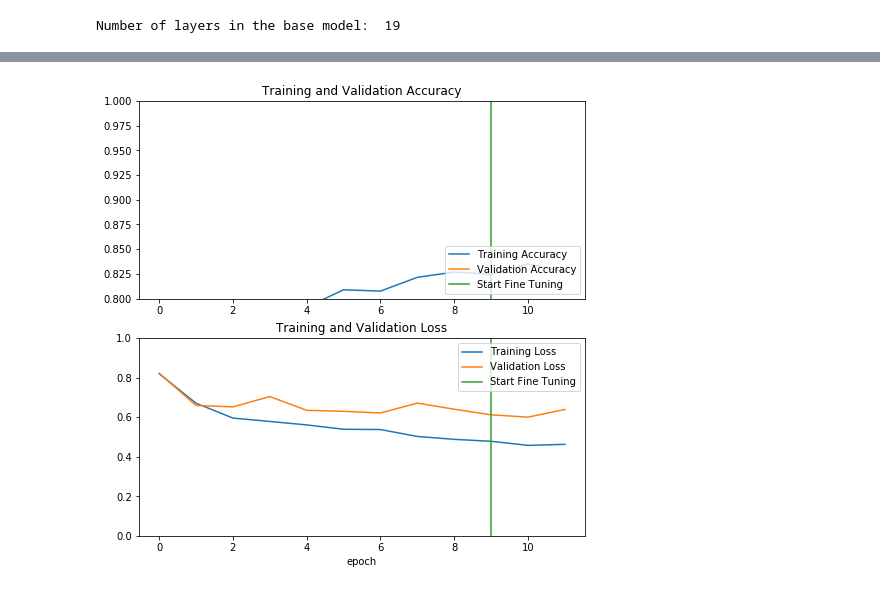
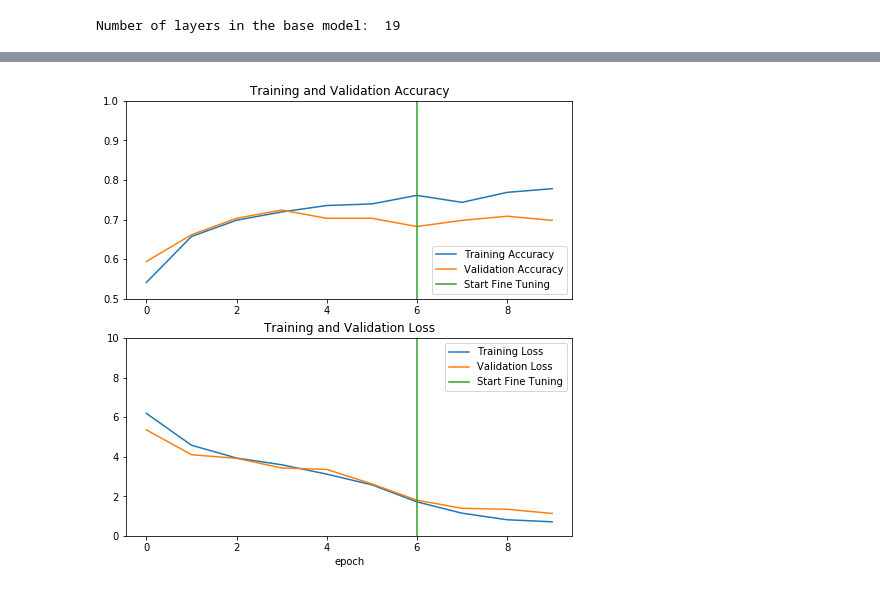
Before and after one commit to visionNoob/Tensorflow_Tutorial, a Jupyter notebook: Day_3/fine_tuning.ipynb, the cells around one changed output, grey strips where cells are left out. Drawn from its saved outputs; the diff is of its cells as text; code cells hidden in the pictures.

```diff
--- a/Day_3/fine_tuning.ipynb
+++ b/Day_3/fine_tuning.ipynb
@@ -171,9 +174,9 @@ Total training images: 3009
 Total validation images: 192
 Total test images: 469
 # %%
-batch_size = 512
+batch_size = 64
 # %%
-train_datagen = ImageDataGenerator(rescale=1./255,
+train_datagen = ImageDataGenerator(preprocessing_function = tf.keras.applications.vgg16.preprocess_input,
                                    rotation_range=40,
                                    width_shift_range=0.2,
                                    height_shift_range=0.2,
@@ -181,18 +184,18 @@ train_datagen = ImageDataGenerator(rescale=1./255,
                                    zoom_range=0.2,
                                    horizontal_flip=True,
                                    fill_mode='nearest')
-val_datagen = ImageDataGenerator(rescale=1./255)
-test_datagen = ImageDataGenerator(rescale=1./255)
+val_datagen = ImageDataGenerator(preprocessing_function = tf.keras.applications.vgg16.preprocess_input)
+test_datagen = ImageDataGenerator(preprocessing_function = tf.keras.applications.vgg16.preprocess_input)
 # %%
 train_generator = train_datagen.flow_from_directory(train_dir,
-                                                    target_size=(150, 150),
+                                                    target_size=(64, 64),
                                                     batch_size=batch_size,
                                                     class_mode='categorical')
 # %% [output]
 Found 3009 images belonging to 5 classes.
 # %%
 val_generator = val_datagen.flow_from_directory(validation_dir,
-                                                target_size=(150, 150),
+                                                target_size=(64, 64),
                                                 batch_size=batch_size,
                                                 class_mode='categorical')
 # %% [output]
@@ -333,28 +337,28 @@ val_acc += history.history['val_acc']
 loss += history.history['loss']
 val_loss += history.history['val_loss']
 # %%
-initial_epochs = 10
+initial_epochs = 7
 plt.figure(figsize=(8, 8))
 plt.subplot(2, 1, 1)
 plt.plot(acc, label='Training Accuracy')
 plt.plot(val_acc, label='Validation Accuracy')
-plt.ylim([0.8, 1])
+plt.ylim([0.5, 1])
 plt.plot([initial_epochs-1,initial_epochs-1],
           plt.ylim(), label='Start Fine Tuning')
 plt.legend(loc='lower right')
 plt.title('Training and Validation Accuracy')
 
 plt.subplot(2, 1, 2)
 plt.plot(loss, label='Training Loss')
 plt.plot(val_loss, label='Validation Loss')
-plt.ylim([0, 1.0])
+plt.ylim([0, 10.0])
 plt.plot([initial_epochs-1,initial_epochs-1],
          plt.ylim(), label='Start Fine Tuning')
 plt.legend(loc='upper right')
 plt.title('Training and Validation Loss')
 plt.xlabel('epoch')
 plt.show()
 # %% [output]
-[figure, old version]
+[figure, new version]
 # %% [markdown]
 ![대체 텍스트](https://www.tensorflow.org/beta/tutorials/images/transfer_learning_files/output_chW103JUItdk_0.png)
```
Also changed, not shown: parts of 8 cells of this notebook.
